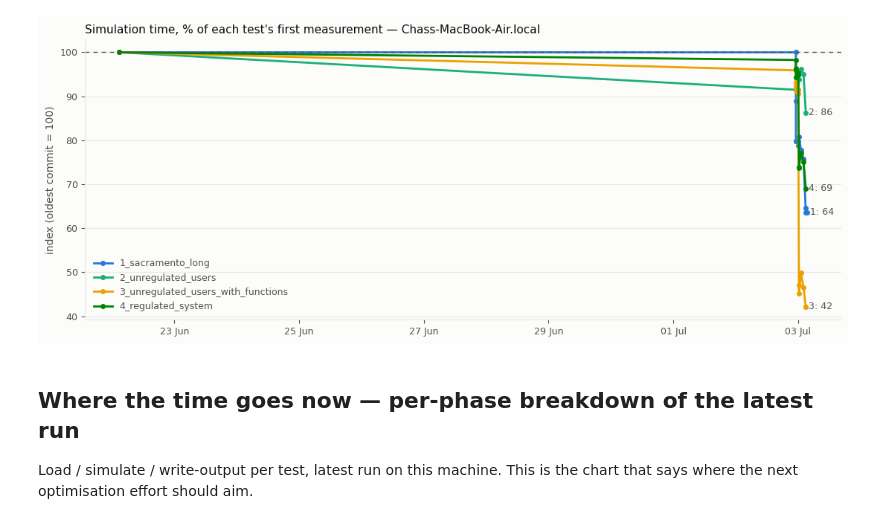
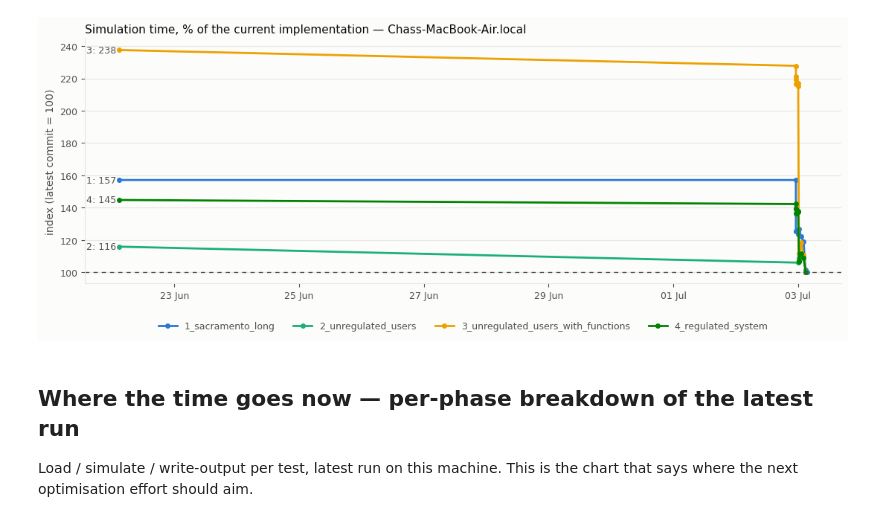
Before and after one commit to chasegan/Kalix, a Jupyter notebook: regression_tests/speed/speed_results_analysis.ipynb, the cells around one changed output. Saved outputs shown, nothing was run; the diff lists cells and outputs as text; code cells hidden in the pictures.

```diff
--- a/regression_tests/speed/speed_results_analysis.ipynb
+++ b/regression_tests/speed/speed_results_analysis.ipynb
@@ -69,17 +74,22 @@ markers = dirty working tree.
 # %%
-fig, axes = plt.subplots(2, 2, figsize=(11, 6), facecolor=SURFACE, sharex=True)
+n_rows = math.ceil(len(TESTS) / 2)
+fig, axes = plt.subplots(n_rows, 2, figsize=(11, 3 * n_rows), facecolor=SURFACE,
+                         sharex=True, squeeze=False)
 hostnames = sorted(df.hostname.unique())
 
-for ax, (test, colour) in zip(axes.flat, TEST_COLOURS.items()):
+for ax in axes.flat[len(TESTS):]:
+    ax.set_visible(False)
+
+for ax, test in zip(axes.flat, TESTS):
+    colour = TEST_COLOURS[test]
     d = df[df.test_name == test]
     style_axes(ax, test)
     for h_idx, host in enumerate(hostnames):
         dh = d[d.hostname == host]
         if dh.empty:
             continue
-        style = LINESTYLES[h_idx % len(LINESTYLES)]
         ax.plot(dh.commit_date, dh.sim_min_ms, color=colour, linewidth=2,
-                linestyle=style, zorder=2)
+                linestyle=LINESTYLES[h_idx % len(LINESTYLES)], zorder=2)
         clean = dh[dh.commit_dirty == False]
         dirty = dh[dh.commit_dirty == True]
         ax.plot(clean.commit_date, clean.sim_min_ms, "o", color=colour, markersize=5, zorder=3)
@@ -88,9 +98,8 @@ for ax, (test, colour) in zip(axes.flat, TEST_COLOURS.items()):
     ax.set_ylim(bottom=0)
     ax.xaxis.set_major_formatter(mdates.DateFormatter("%d %b"))
 
-# One hostname -> linestyle legend for the whole figure (grey: identity is the
-# linestyle, not a colour; colour stays with the test). Skipped while the
-# database has a single machine.
+# Hostname -> linestyle legend (grey: identity is the linestyle, colour stays
+# with the test). Skipped while the database has a single machine.
 if len(hostnames) > 1:
     from matplotlib.lines import Line2D
     handles = [Line2D([], [], color=INK_2, linewidth=2,
@@ -103,6 +112,6 @@ fig.supxlabel("commit date", fontsize=10, color=INK_2)
 fig.supylabel("simulation time, min of repeats (ms)", fontsize=10, color=INK_2)
 fig.suptitle("Simulation time per test (one line per machine)", x=0.01, ha="left",
              fontsize=13, color=INK)
-fig.tight_layout(rect=(0.01, 0, 1, 0.96))
+fig.tight_layout(rect=(0.01, 0, 1, 0.97))
 plt.show()
 # %% [output]
@@ -115,27 +127,32 @@ dual-axis chart; indexing is the honest alternative.)
 # %%
 fig, ax = plt.subplots(figsize=(11, 4.5), facecolor=SURFACE)
-style_axes(ax, f"Simulation time, % of each test's first measurement — {HOST}")
+style_axes(ax, f"Simulation time, % of the current implementation — {HOST}")
 
-for test, colour in TEST_COLOURS.items():
+for test in TESTS:
+    colour = TEST_COLOURS[test]
     d = df[(df.test_name == test) & (df.hostname == HOST)]
     if d.empty:
         continue
-    indexed = d.sim_min_ms / d.sim_min_ms.iloc[0] * 100
+    # Reference: the min across the newest commit's measurements (noise-robust)
+    newest = d[d.commit_date == d.commit_date.max()]
+    current = newest.sim_min_ms.min()
+    indexed = d.sim_min_ms / current * 100
     ax.plot(d.commit_date, indexed, color=colour, linewidth=2,
             marker="o", markersize=4, label=test)
-    # Direct label at the line end (text wears ink, not the series colour)
-    ax.annotate(f" {test.split('_')[0]}: {indexed.iloc[-1]:.0f}",
-                (d.commit_date.iloc[-1], indexed.iloc[-1]),
-                fontsize=9, color=INK_2, va="center")
+    # Direct label at the line START (the ends all converge on 100)
+    ax.annotate(f"{test.split('_')[0]}: {indexed.iloc[0]:.0f} ",
+                (d.commit_date.iloc[0], indexed.iloc[0]),
+                fontsize=9, color=INK_2, va="center", ha="right")
 
 ax.axhline(100, color=INK_2, linewidth=1, linestyle=(0, (4, 4)))
-ax.set_ylabel("index (oldest commit = 100)", fontsize=10, color=INK_2)
-ax.legend(frameon=False, fontsize=9, labelcolor=INK_2, loc="lower left")
+ax.set_ylabel("index (latest commit = 100)", fontsize=10, color=INK_2)
+ax.legend(frameon=False, fontsize=9, labelcolor=INK_2,
+          ncols=len(TESTS), loc="upper center", bbox_to_anchor=(0.5, -0.12))
 ax.xaxis.set_major_formatter(mdates.DateFormatter("%d %b"))
 fig.tight_layout()
 plt.show()
 # %% [output]
-[figure, old version]
+[figure, new version]
 # %% [markdown]
 ## Where the time goes now — per-phase breakdown of the latest run
 
```
Also changed, not shown: parts of 11 cells of this notebook.
